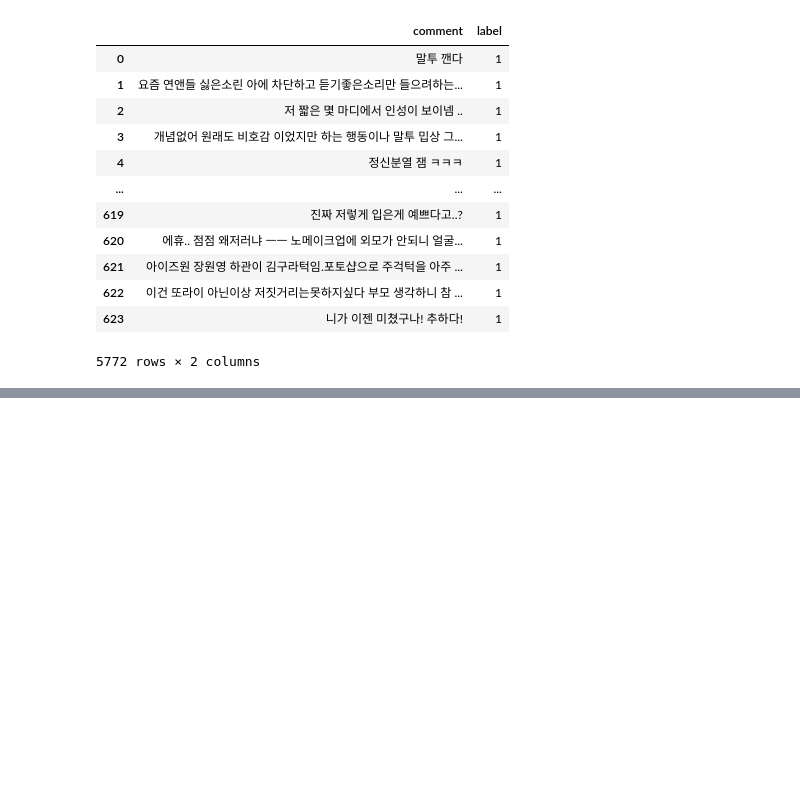
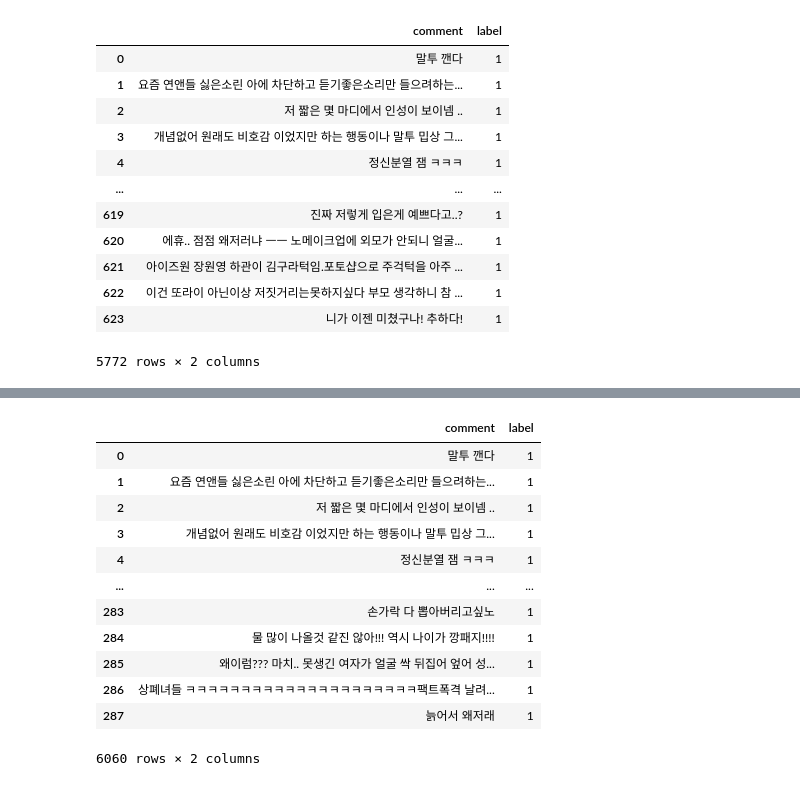
Before and after one commit to sooyeon-go/grad_project, a Jupyter notebook: comment_crawling_r/comment_csv.ipynb, the cells around one changed output, grey strips where cells are left out. Saved outputs shown, nothing was run; the diff lists cells and outputs as text; code cells hidden in the pictures; blank space fills up the shorter version.

```diff
--- a/comment_crawling_r/comment_csv.ipynb
+++ b/comment_crawling_r/comment_csv.ipynb
@@ -626,0 +668,17 @@ fi10
+# %%
+fi11 = fi10.append(dic12)
+fi11
+# %% [output]
+|  | comment | label |
+| 0 | 말투 깬다 | 1 |
+| 1 | 요즘 연앤들 싫은소린 아에 차단하고 듣기좋은소리만 들으려하는... | 1 |
+| 2 | 저 짧은 몇 마디에서 인성이 보이넴 .. | 1 |
+| 3 | 개념없어 원래도 비호감 이었지만 하는 행동이나 말투 밉상 그... | 1 |
+| 4 | 정신분열 잼 ㅋㅋㅋ | 1 |
+| ... | ... | ... |
+| 283 | 손가락 다 뽑아버리고싶노 | 1 |
+| 284 | 물 많이 나올것 같진 않아!!! 역시 나이가 깡패지!!!! | 1 |
+| 285 | 왜이럼??? 마치.. 못생긴 여자가 얼굴 싹 뒤집어 엎어 성... | 1 |
+| 286 | 상폐녀들 ㅋㅋㅋㅋㅋㅋㅋㅋㅋㅋㅋㅋㅋㅋㅋㅋㅋㅋㅋㅋㅋ팩트폭격 날려... | 1 |
+| 287 | 늙어서 왜저래 | 1 |
+6060 rows × 2 columns
```
Also changed, not shown: parts of 2 cells of this notebook.
